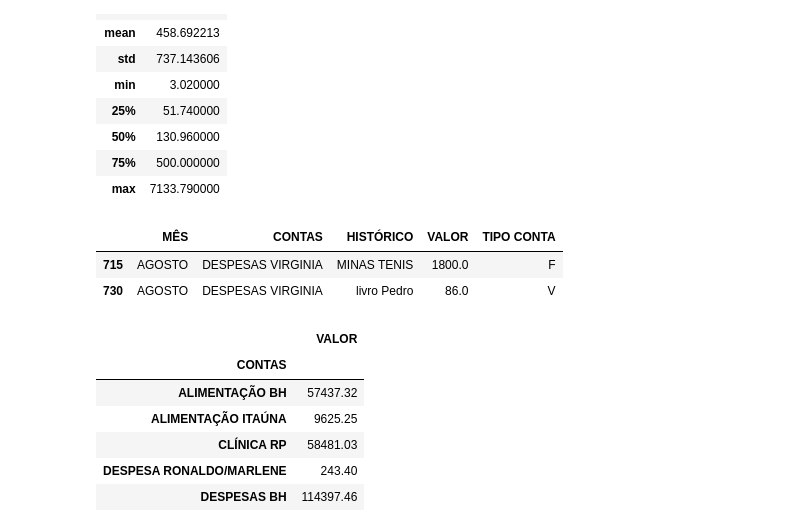
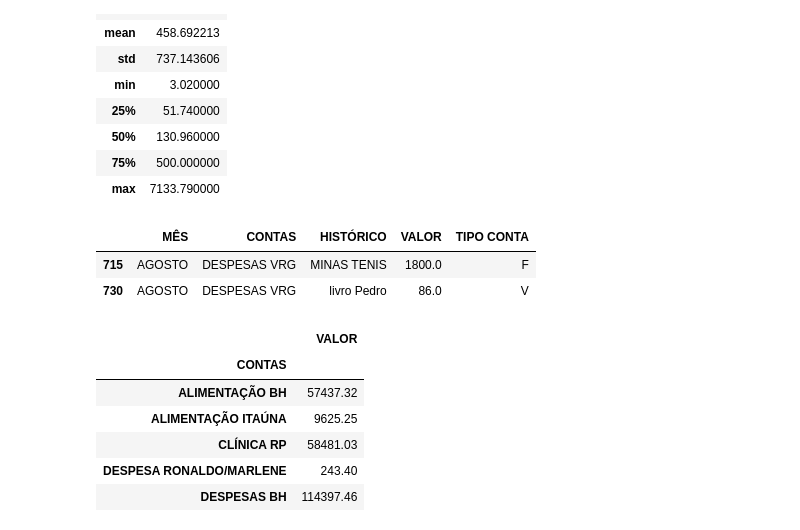
Before and after one commit to muriloamo/googlecolab, a Jupyter notebook: PORTIFOLIO_PÓS.ipynb, the cells around one changed output. Cells and saved outputs as stored; diff of their text form; code cells hidden in the pictures.

```diff
--- a/PORTIFOLIO_PÓS.ipynb
+++ b/PORTIFOLIO_PÓS.ipynb
@@ -179,11 +180,11 @@ df.describe()
 | 75% | 500.000000 |
 | max | 7133.790000 |
 # %%
-df[(df['CONTAS'] == 'DESPESAS VIRGINIA') & (df['MÊS'] == 'AGOSTO')]
+df[(df['CONTAS'] == 'DESPESAS VRG') & (df['MÊS'] == 'AGOSTO')]
 # %% [output]
 |  | MÊS | CONTAS | HISTÓRICO | VALOR | TIPO CONTA |
-| 715 | AGOSTO | DESPESAS VIRGINIA | MINAS TENIS | 1800.0 | F |
-| 730 | AGOSTO | DESPESAS VIRGINIA | livro Pedro | 86.0 | V |
+| 715 | AGOSTO | DESPESAS VRG | MINAS TENIS | 1800.0 | F |
+| 730 | AGOSTO | DESPESAS VRG | livro Pedro | 86.0 | V |
 # %%
 df.groupby('CONTAS')['VALOR'].sum()
 # %% [output]
```
Also changed, not shown: parts of 9 cells of this notebook.
